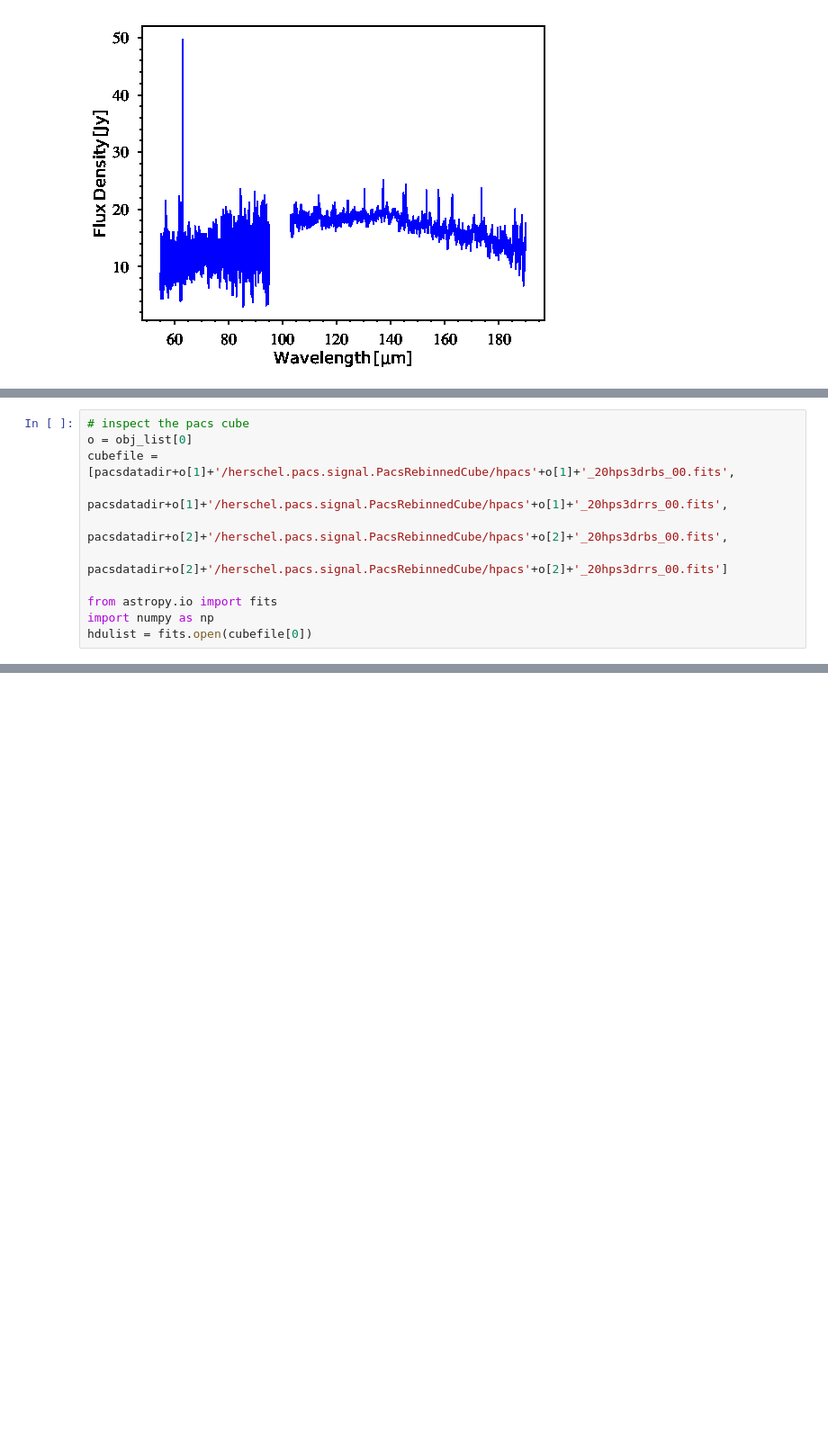
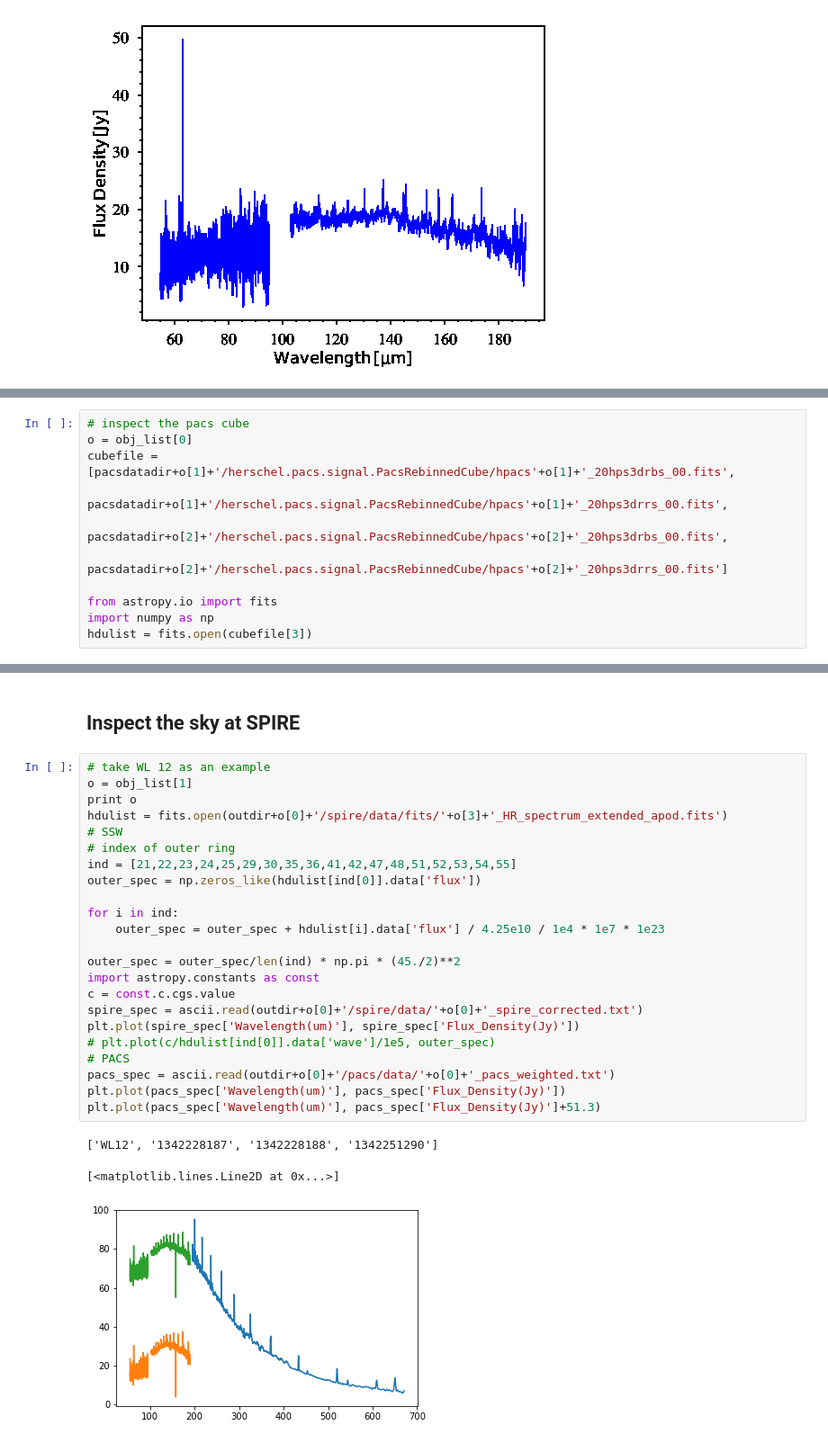
Before and after one commit to yaolun/misc, a Jupyter notebook: cops-spire reduction inspection.ipynb, the cells around one changed output, grey strips where cells are left out. Shown at 90% size. Drawn from its saved outputs; the diff is of its cells as text; blank space fills up the shorter version.

```diff
--- a/cops-spire reduction inspection.ipynb
+++ b/cops-spire reduction inspection.ipynb
@@ -477,4 +460,4 @@ cubefile = [pacsdatadir+o[1]+'/herschel.pacs.signal.PacsRebinnedCube/hpacs'+o[1]
 
 from astropy.io import fits
 import numpy as np
-hdulist = fits.open(cubefile[0])
+hdulist = fits.open(cubefile[3])
@@ -521,0 +482,29 @@ plt.plot(data['Wavelength(um)'][data['Wavelength(um)'] <= 72.5], data['Flux_Dens
+# %% [markdown]
+## Inspect the sky at SPIRE
+# %%
+# take WL 12 as an example
+o = obj_list[1]
+print o
+hdulist = fits.open(outdir+o[0]+'/spire/data/fits/'+o[3]+'_HR_spectrum_extended_apod.fits')
+# SSW
+# index of outer ring
+ind = [21,22,23,24,25,29,30,35,36,41,42,47,48,51,52,53,54,55]
+outer_spec = np.zeros_like(hdulist[ind[0]].data['flux'])
+
+for i in ind:
+    outer_spec = outer_spec + hdulist[i].data['flux'] / 4.25e10 / 1e4 * 1e7 * 1e23
+
+outer_spec = outer_spec/len(ind) * np.pi * (45./2)**2
+import astropy.constants as const
+c = const.c.cgs.value
+spire_spec = ascii.read(outdir+o[0]+'/spire/data/'+o[0]+'_spire_corrected.txt')
+plt.plot(spire_spec['Wavelength(um)'], spire_spec['Flux_Density(Jy)'])
+# plt.plot(c/hdulist[ind[0]].data['wave']/1e5, outer_spec)
+# PACS
+pacs_spec = ascii.read(outdir+o[0]+'/pacs/data/'+o[0]+'_pacs_weighted.txt')
+plt.plot(pacs_spec['Wavelength(um)'], pacs_spec['Flux_Density(Jy)'])
+plt.plot(pacs_spec['Wavelength(um)'], pacs_spec['Flux_Density(Jy)']+51.3)
+# %% [output]
+['WL12', '1342228187', '1342228188', '1342251290']
+[<matplotlib.lines.Line2D at 0x...>]
+[figure, added]
```
Also changed, not shown: parts of 9 cells of this notebook.
